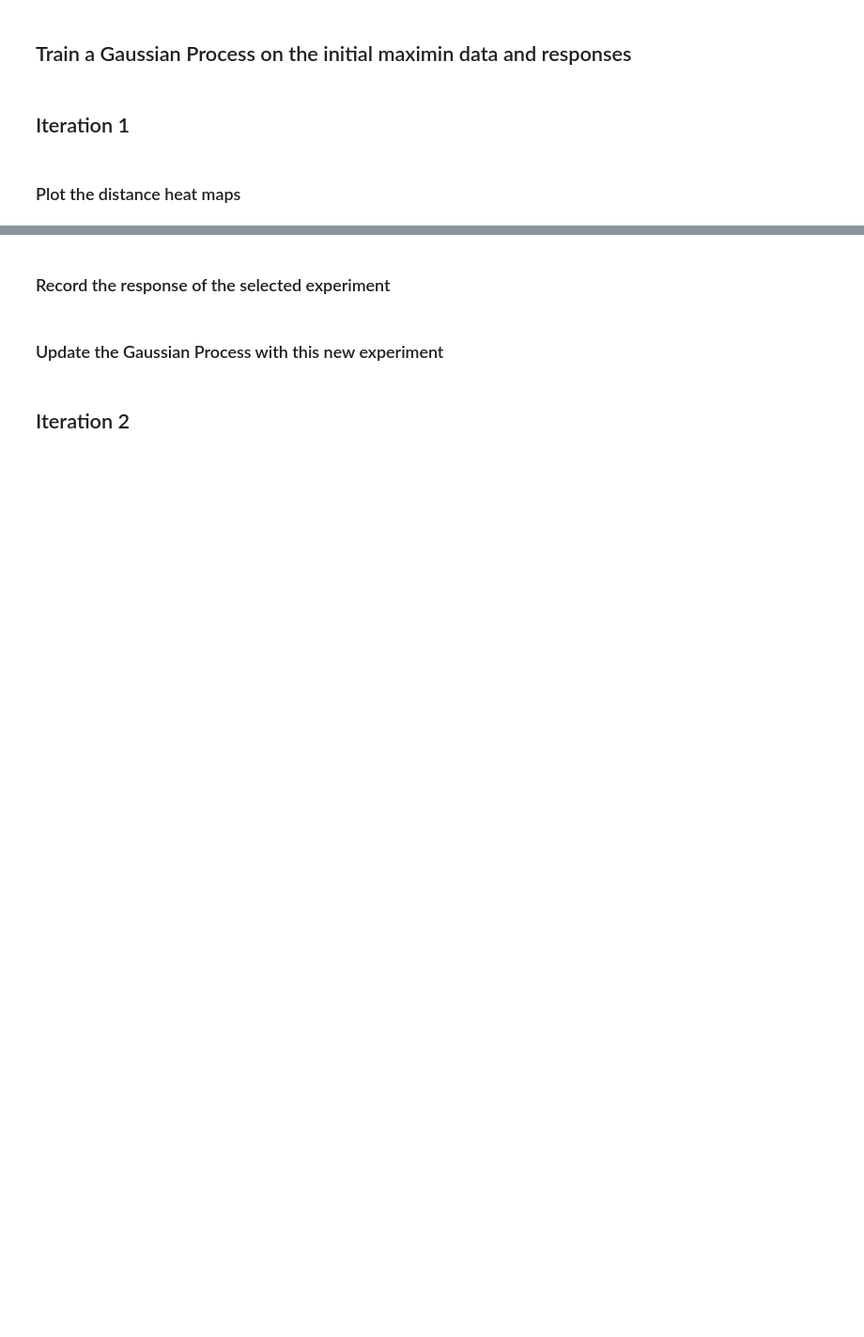
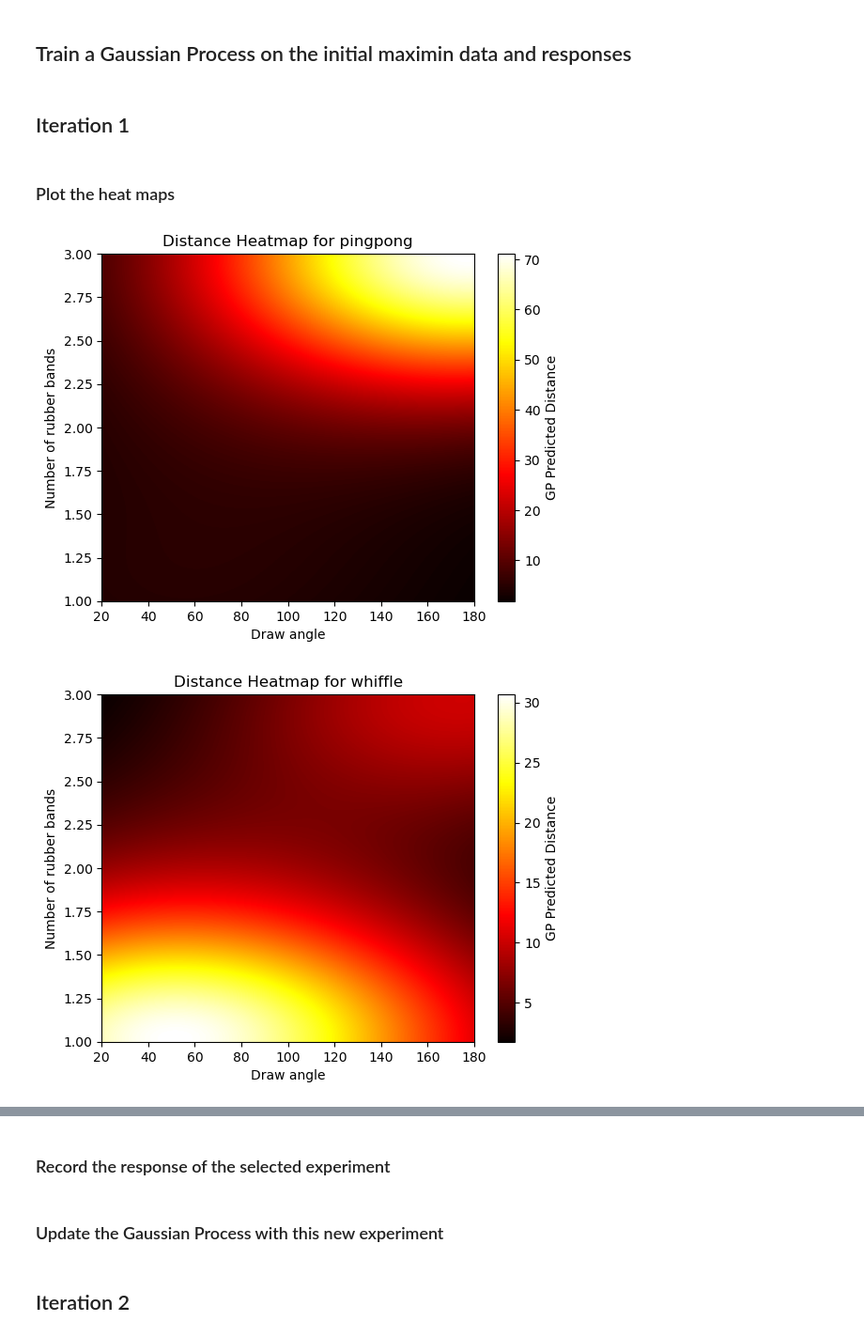
Before and after one commit to pauljensen/PyAutoSci, a Jupyter notebook: Catapult.ipynb, the cells around one changed output, grey strips where cells are left out. Shown at 94% size. Drawn from its saved outputs; the diff is of its cells as text; code cells hidden in the pictures; blank space fills up the shorter version.

```diff
--- a/Catapult.ipynb
+++ b/Catapult.ipynb
@@ -29,0 +40,2 @@ X_maximin
+# %%
+X = #choose X_LHS, X_maximin, or X_random
@@ -36,11 +60,14 @@ y = []
 ## Train a Gaussian Process on the initial maximin data and responses
 # %%
 kernel = RBF()
-gp_exploitation = GaussianProcessRegressor(kernel)
-gp_exploitation = train_model(gp_exploitation,X_maximin,y,factors)
+gp = GaussianProcessRegressor(kernel)
+gp = train_model(gp, X, y, factors)
 # %% [markdown]
 ## Iteration 1
 # %% [markdown]
-### Plot the distance heat maps
+### Plot the heat maps
 # %%
-distance_heatmaps(gp_exploitation,factors)
+distance_heatmaps(gp, factors) #exploitation
+# %% [output]
+[figure, added]
+[figure, added]
```
Also changed, not shown: parts of 144 cells of this notebook.
